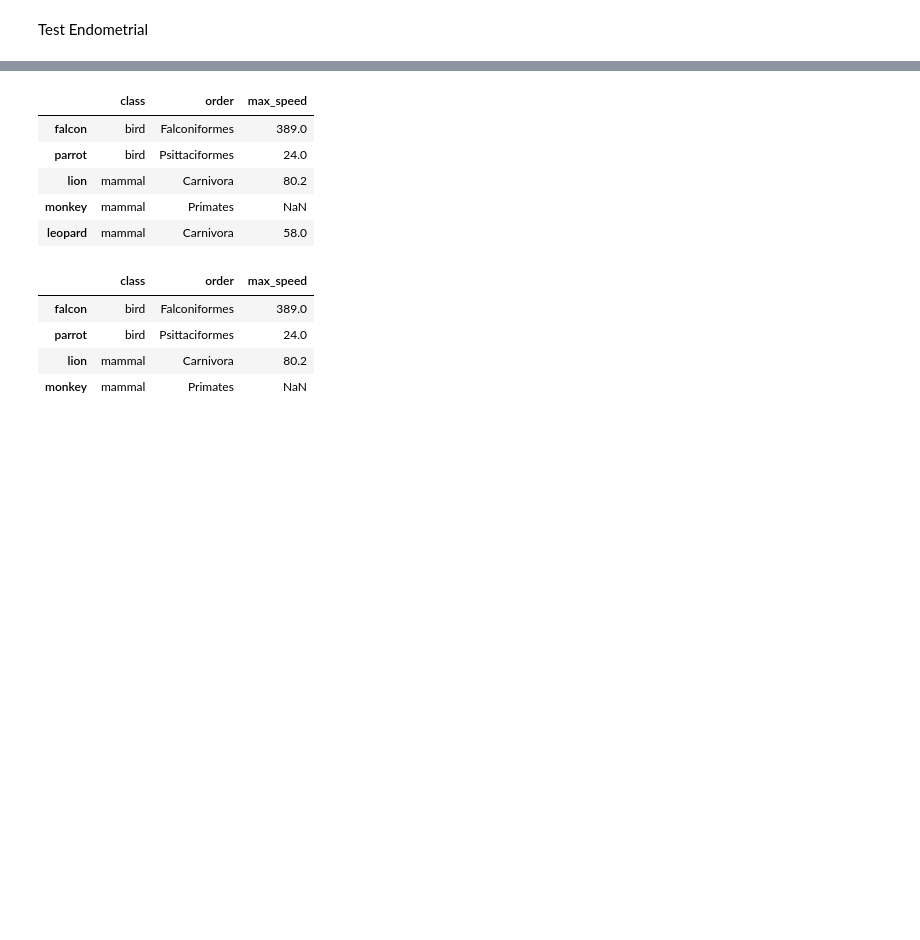
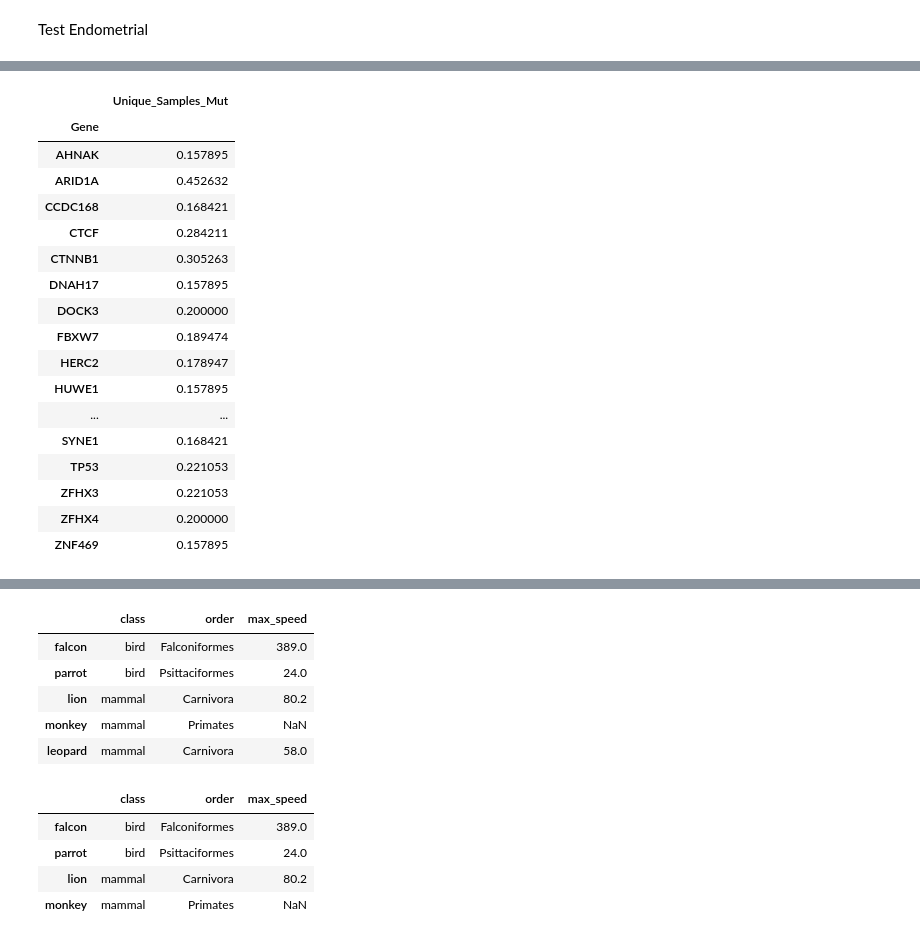
Before and after one commit to PayneLab/WhenMutationsMatter, a Jupyter notebook: Brittany/get_frequently_mutated rv Dan.ipynb, the cells around one changed output, grey strips where cells are left out. Saved outputs shown, nothing was run; the diff lists cells and outputs as text; code cells hidden in the pictures; blank space fills up the shorter version.

Commit message:
test idea to use vectorization instead of for loop

```diff
--- a/Brittany/get_frequently_mutated rv Dan.ipynb
+++ b/Brittany/get_frequently_mutated rv Dan.ipynb
@@ -123,0 +164,39 @@ Index(['S001', 'S002', 'S003', 'S005', 'S006', 'S007', 'S008', 'S009', 'S010',
+# %%
+somatic_mutations = en.get_mutations()
+#move samples to col so can be counted
+df = somatic_mutations.reset_index()
+
+ # group by gene and count unique samples
+genes_df = df.groupby(['Gene']).nunique()
+
+#format
+genes_df = genes_df.rename(columns={"Sample_ID": "Unique_Samples_Mut"})
+genes_df = genes_df.drop(['Location','Gene', 'Mutation'], axis = 1)
+
+#test
+gene = 'ARID1A'
+c = genes_df.loc[gene:gene,:]
+
+genes_df = genes_df.apply(lambda x: x / 95)
+filtered = genes_df.where(lambda x: x > .15)
+filtered = filtered.dropna()
+filtered
+# %% [output]
+|  | Unique_Samples_Mut |
+| Gene |  |
+| AHNAK | 0.157895 |
+| ARID1A | 0.452632 |
+| CCDC168 | 0.168421 |
+| CTCF | 0.284211 |
+| CTNNB1 | 0.305263 |
+| DNAH17 | 0.157895 |
+| DOCK3 | 0.200000 |
+| FBXW7 | 0.189474 |
+| HERC2 | 0.178947 |
+| HUWE1 | 0.157895 |
+| ... | ... |
+| SYNE1 | 0.168421 |
+| TP53 | 0.221053 |
+| ZFHX3 | 0.221053 |
+| ZFHX4 | 0.200000 |
+| ZNF469 | 0.157895 |
```
Also changed, not shown: parts of 6 cells of this notebook.
